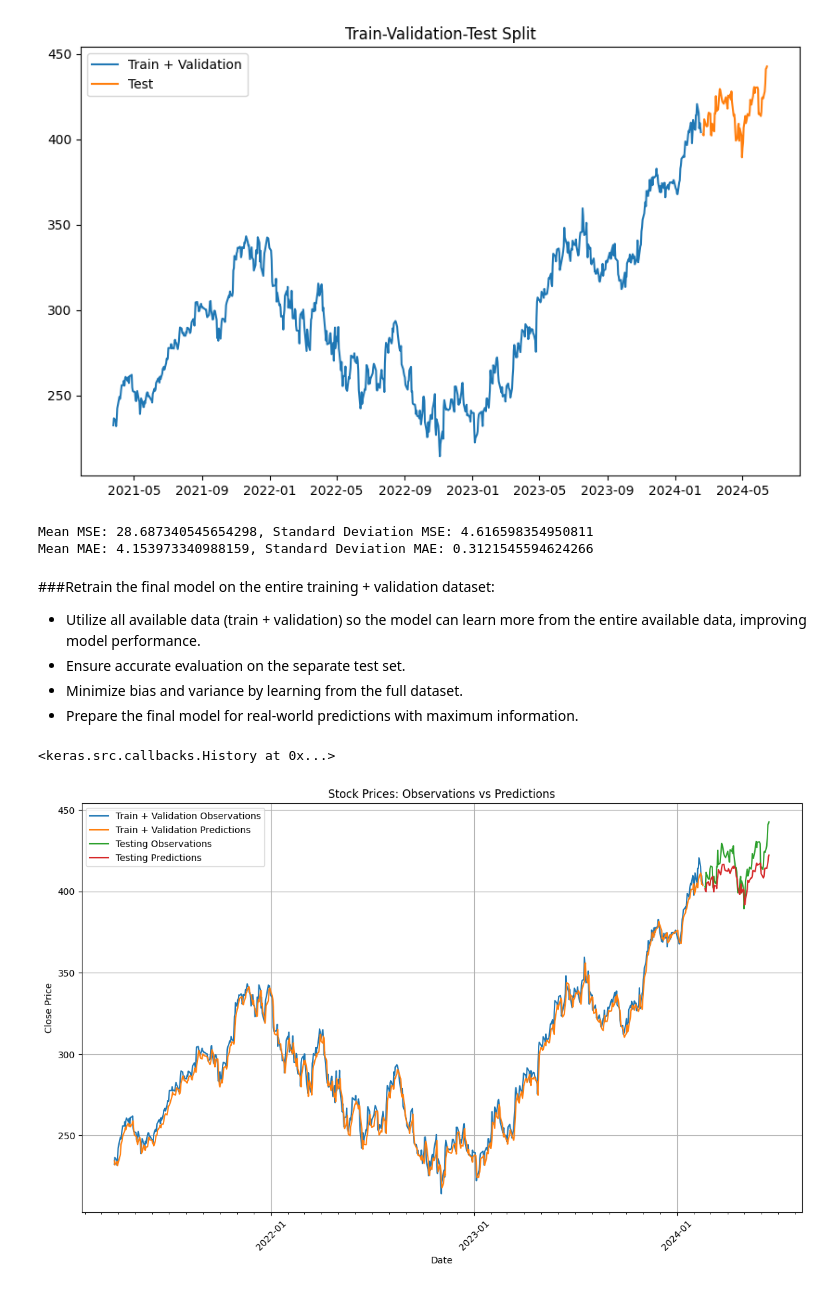
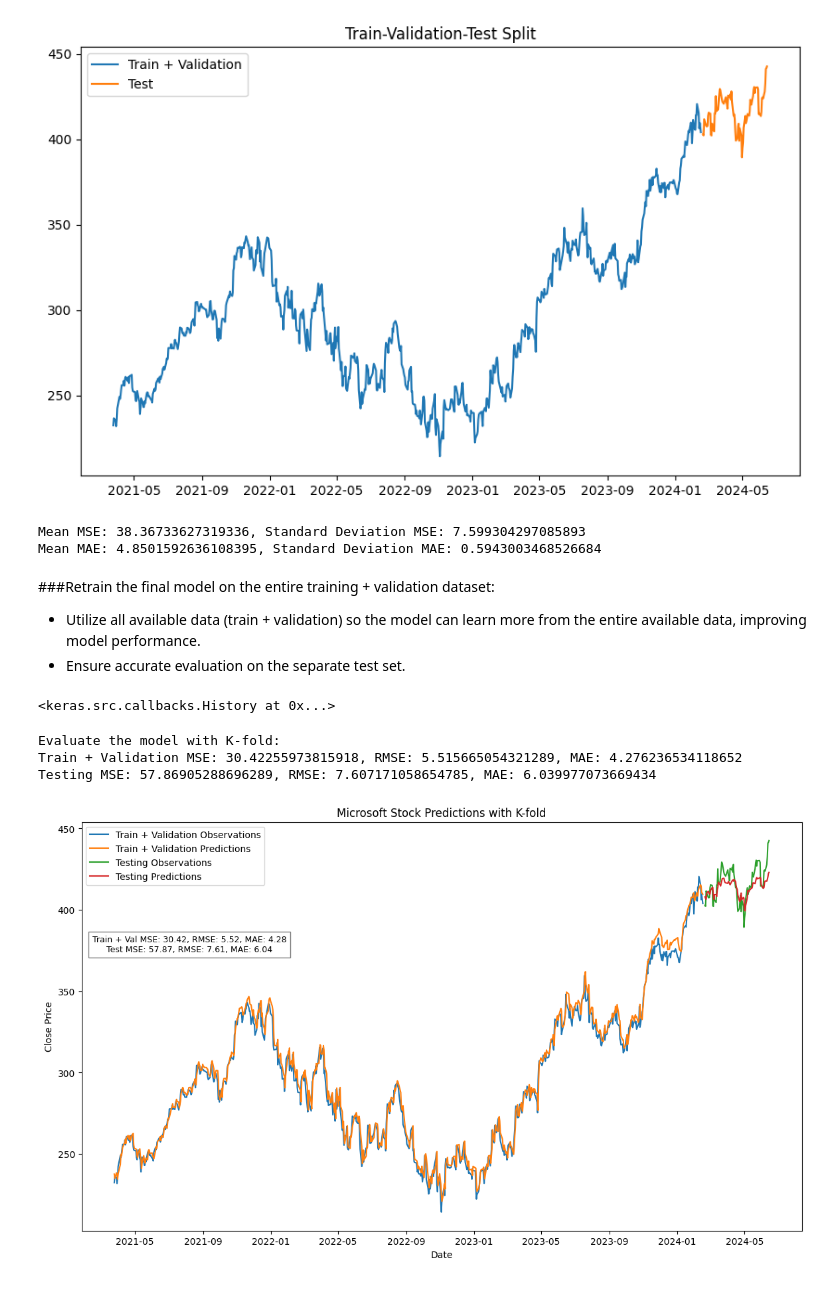
Before and after one commit to npthao110/Stock-Forecasting-DeepLearning, a Jupyter notebook: Company_Stock_Forecasting.ipynb, the cells around one changed output. Cells and saved outputs as stored; diff of their text form; code cells hidden in the pictures.

Commit message:
Model application and evaluation

```diff
--- a/Company_Stock_Forecasting.ipynb
+++ b/Company_Stock_Forecasting.ipynb
@@ -27,0 +27,14 @@ df
+# %%
+import yfinance as yf
+import pandas as pd
+
+#real-time company stock:
+ticker = 'MSFT'  #can change the name for different company stock
+stock_data = yf.download(ticker, period="max")
+
+#save the data to CSV file
+csv_file_path = f'/content/{ticker}.csv'
+stock_data.to_csv(csv_file_path)
+
+df = pd.read_csv(csv_file_path)
+df
@@ -402,9 +414,9 @@ plt.show()
 # %%
 from sklearn.model_selection import KFold
 from tensorflow.keras.models import Sequential
+from keras.layers import LSTM, Dense
 from tensorflow.keras.optimizers import Adam
 from tensorflow.keras import layers
-import numpy as np
 
 kf = KFold(n_splits=5, shuffle=True, random_state=42)
 results = []
@@ -438,14 +450,12 @@ std_mae = np.std([r[1] for r in results])
 print(f'Mean MSE: {mean_mse}, Standard Deviation MSE: {std_mse}')
 print(f'Mean MAE: {mean_mae}, Standard Deviation MAE: {std_mae}')
 # %% [output]
-Mean MSE: 28.687340545654298, Standard Deviation MSE: 4.616598354950811
-Mean MAE: 4.153973340988159, Standard Deviation MAE: 0.3121545594624266
+Mean MSE: 38.36733627319336, Standard Deviation MSE: 7.599304297085893
+Mean MAE: 4.8501592636108395, Standard Deviation MAE: 0.5943003468526684
 # %% [markdown]
 ###Retrain the final model on the entire training + validation dataset:
 - Utilize all available data (train + validation) so the model can learn more from the entire available data, improving model performance.
 - Ensure accurate evaluation on the separate test set.
-- Minimize bias and variance by learning from the full dataset.
-- Prepare the final model for real-world predictions with maximum information.
 # %%
 final_model = Sequential([layers.Input((3, 1)),
                           layers.LSTM(64),
@@ -460,38 +469,49 @@ final_model.compile(loss='mse',
 final_model.fit(X_train_val, y_train_val, epochs=100, verbose=0)
 # %% [output]
 <keras.src.callbacks.History at 0x...>
+# %%
+#make predictions
+train_val_predictions = final_model.predict(X_train_val, verbose=0)
+test_predictions_kf = final_model.predict(X_test, verbose=0)
+# %%
+mse_train_val_kf = mean_squared_error(y_train_val, train_val_predictions)
+mse_test_kf = mean_squared_error(y_test, test_predictions_kf)
+
+mae_train_val_kf = mean_absolute_error(y_train_val, train_val_predictions)
+mae_test_kf = mean_absolute_error(y_test, test_predictions_kf)
+rmse_train_val_kf = np.sqrt(mse_train_val_kf)
+rmse_test_kf = np.sqrt(mse_test_kf)
+
+
+print('Evaluate the model with K-fold:')
+print(f'Train + Validation MSE: {mse_train_val_kf}, RMSE: {rmse_train_val_kf}, MAE: {mae_train_val_kf}')
+print(f'Testing MSE: {mse_test_kf}, RMSE: {rmse_test_kf}, MAE: {mae_test_kf}')
+# %% [output]
+Evaluate the model with K-fold:
+Train + Validation MSE: 30.42255973815918, RMSE: 5.515665054321289, MAE: 4.276236534118652
+Testing MSE: 57.86905288696289, RMSE: 7.607171058654785, MAE: 6.039977073669434
 # %%
-import matplotlib.dates as mdates
-
-#make predictions
-train_val_predictions = final_model.predict(X_train_val, verbose=0)
-test_predictions = final_model.predict(X_test, verbose=0)
-
 plt.figure(figsize=(14, 8))
 
 #plot train + validation data
 plt.plot(dates_train_val, y_train_val, label='Train + Validation Observations')
 plt.plot(dates_train_val, train_val_predictions, label='Train + Validation Predictions')
 
 #plot test data
 plt.plot(dates_test, y_test, label='Testing Observations')
-plt.plot(dates_test, test_predictions, label='Testing Predictions')
+plt.plot(dates_test, test_predictions_kf, label='Testing Predictions')
 
-#improve date formatting on the x-axis
-plt.gca().xaxis.set_major_locator(mdates.YearLocator())
-plt.gca().xaxis.set_minor_locator(mdates.MonthLocator())
-plt.gca().xaxis.set_major_formatter(mdates.DateFormatter('%Y-%m'))
+plt.text(0.15, 0.7, f'Train + Val MSE: {mse_train_val_kf:.2f}, RMSE: {rmse_train_val_kf:.2f}, MAE: {mae_train_val_kf:.2f}\n'
+                     f'Test MSE: {mse_test_kf:.2f}, RMSE: {rmse_test_kf:.2f}, MAE: {mae_test_kf:.2f}',
+         fontsize=9, bbox=dict(facecolor='white', alpha=0.5), transform=plt.gca().transAxes, horizontalalignment='center', verticalalignment='center')
 
 plt.xlabel('Date')
 plt.ylabel('Close Price')
-plt.title('Stock Prices: Observations vs Predictions')
+plt.title('Microsoft Stock Predictions with K-fold')
 plt.legend()
-plt.grid(True)
-plt.xticks(rotation=45)
-
 plt.show()
 # %% [output]
-[figure, old version]
+[figure, new version]
 # %%
 #closer look when apply the model for test set
 plt.figure(figsize=(10, 6))
```
Also changed, not shown: parts of 32 cells of this notebook.
